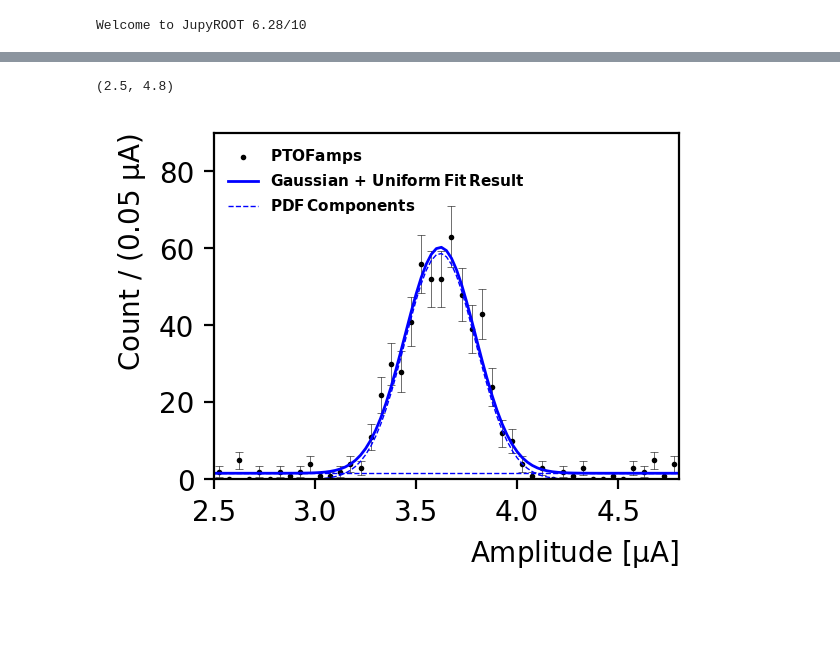
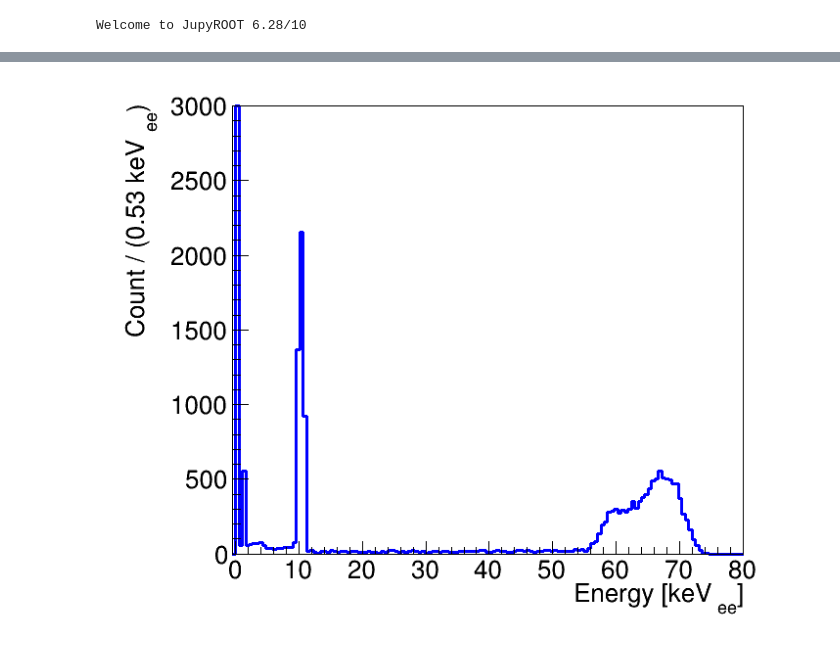
Before and after one commit to perry5334/CDMS, a Jupyter notebook: notebooks/CUTE/Ge71_Lines/GeCalib_SignalYield_CUTE.ipynb, the cells around one changed output, grey strips where cells are left out. Saved outputs shown, nothing was run; the diff lists cells and outputs as text; code cells hidden in the pictures; blank space fills up the shorter version.

```diff
--- a/notebooks/CUTE/Ge71_Lines/GeCalib_SignalYield_CUTE.ipynb
+++ b/notebooks/CUTE/Ge71_Lines/GeCalib_SignalYield_CUTE.ipynb
@@ -37,7 +54,7 @@ def str_with_err(value, error):
 # %%
 ProdTag = 'CUTE_T3GeCalib_NxM_P4.0.0_V05-06_C0.3.6'
 # %%
-filepath = np.sort(glob.glob(f'/scratch/group/mitchcomp/CDMS/data/CDMS/CUTE/R37/Processed/Releases/{ProdTag}/Submerged/{ProdTag}_????????_??????.root'))
+filepath = [f'/scratch/perry/CDMS/CUTE/R37/Processed/Releases/{ProdTag}/Submerged/{ProdTag}_{i}.root' for i in series_list]
 # %%
 det = 1 # detector number
 
@@ -383,25 +69,49 @@ $\mathrm{\sigma}$ = 0.175(6) $\mathrm{\mu A}$
-# %%
-plt.figure(figsize=(4*0.75,3*0.75), dpi=200)
-bindiff = np.round(np.diff(L_peak_bins)[0], 3)
-#plt.hist(L_peak_data, bins=L_peak_bins, label = 'PTOFamps', alpha = 1)
-#plt.hist(L_peak_data, bins=L_peak_bins, histtype='step', color = 'black', lw = 0.2)
-plt.errorbar(bin_centers, counts, yerr = np.sqrt(counts), ls = "None", color='black', capsize = 1.5, elinewidth=0.2, capthick = 0.2)
-plt.scatter(bin_centers, counts, color = 'black', s = 1, label = r'$\mathbf{PTOFamps}$')
-
-
-plt.plot(x_plot, PDF*len(L_peak_data)*np.diff(L_peak_bins)[0], color = 'blue', lw = 1, label = r'$\mathbf{Gaussian\,+\,Uniform\,Fit\,Result}$')
-plt.plot(x_plot, c1*gauss1*len(L_peak_data)*np.diff(L_peak_bins)[0], color = 'blue', lw = 0.5, ls = '--', label = r'$\mathbf{PDF\,Components}$')
-plt.plot(x_plot, (1-c1)*flat1*len(L_peak_data)*np.diff(L_peak_bins)[0], color = 'blue', lw = 0.5, ls = '--')
-
-#plt.axvline(bin_centers[6] - binWidth / 2, 0, 0.15, lw = 0.5, color = 'black', ls='--')
-#plt.axvline(bin_centers[-23] + binWidth / 2, 0, 0.15, lw = 0.5, color = 'black', ls='--')
-
-plt.legend(fontsize = 5.5, loc = 'upper left')
-plt.xlabel(r"Amplitude [$\mathrm{\mu A}$]")
-plt.ylabel("Count / ({}".format(bindiff) + " $\mathrm{\mu A}$)")
-
-plt.ylim(0, 90)
-plt.xlim(2.5, 4.8)
-# %% [output]
-(2.5, 4.8)
-[figure, removed]
+# %%
+RQs = (["SeriesNumber", "PTOFamps", "PTINTall", "EventNumber", "EventTime"])
+df_rqs = df_filtered.AsNumpy(RQs)
+# %%
+def linearize(x):
+    return 1/b * (np.exp(x / a) - 1)
+
+def pt2keV(x):
+    lin_pt = linearize(x)
+    recoilE = lin_pt * calibFac / LukeFac
+    return recoilE
+# %%
+a, b = 2.08e-04, 1.63e+01
+calibFac = 21000
+LukeFac = 1 + 50 / 3
+df_rqs['PTOFamps_keVee'] = pt2keV(df_rqs['PTOFamps'])
+# %%
+ROOT.gStyle.SetOptStat(0)
+bins_start = 0
+bins_end = 80
+nbins = 150
+bindiff = np.round((bins_end - bins_start) / nbins, 2)
+
+# Create a ROOT histogram: (name, title, nbins, xmin, xmax)
+h = ROOT.TH1F("h", ";Energy [keV_{ee}];Count / (" + str(bindiff) + " keV_{ee})", nbins, bins_start, bins_end)
+data = df_rqs['PTOFamps_keVee']
+
+for value in data:
+    h.Fill(value)
+h.SetLineWidth(3)
+h.SetLineColor(ROOT.kBlue)
+
+h.SetMinimum(0)
+h.SetMaximum(3000)
+h.GetXaxis().SetLabelSize(0.05)
+h.GetYaxis().SetLabelSize(0.05)
+h.GetXaxis().SetTitleSize(0.05)
+h.GetYaxis().SetTitleSize(0.05)
+h.GetXaxis().SetRangeUser(-30, 80)
+
+c = ROOT.TCanvas("c", "Canvas", 700, 600)
+c.SetLeftMargin(0.2)
+c.SetBottomMargin(0.15)
+c.SetRightMargin(0.05)
+c.SetTopMargin(0.05)
+h.Draw()
+c.Draw()
+# %% [output]
+[figure, added]
```
Also changed, not shown: parts of 50 cells of this notebook, 7 other files.
